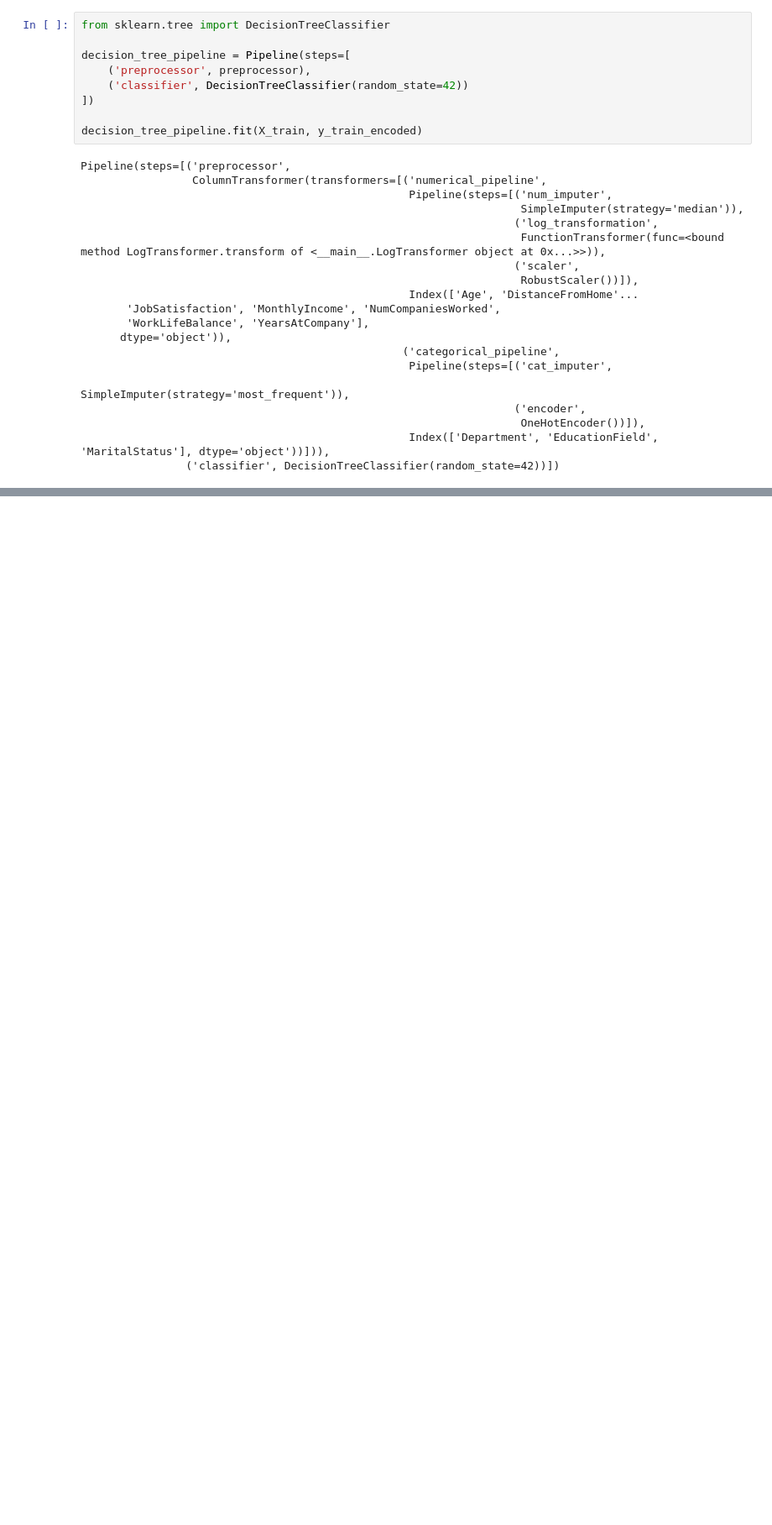
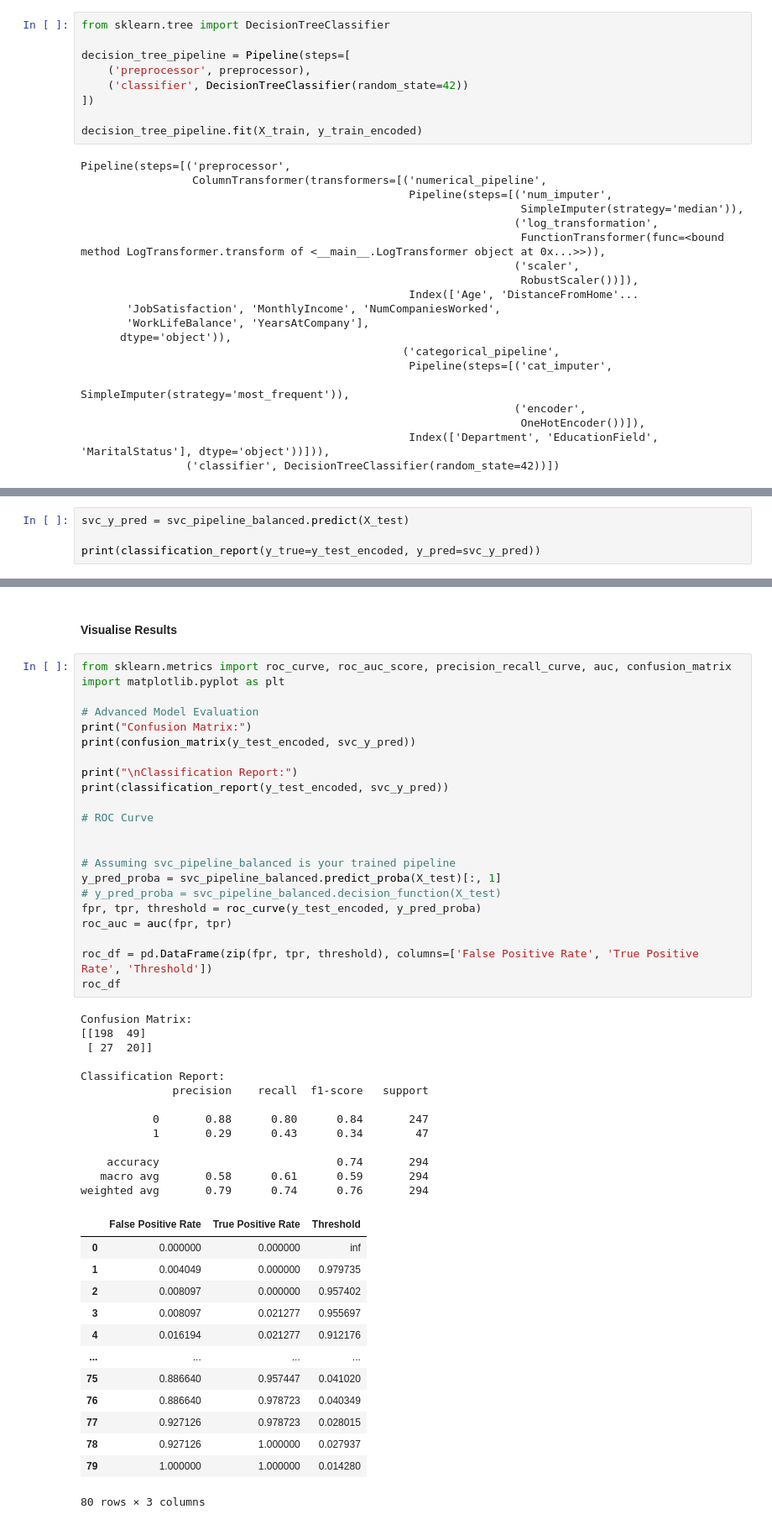
Before and after one commit to coderacheal/IBM-Attrition-Prediction, a Jupyter notebook: notebook.ipynb, the cells around one changed output, grey strips where cells are left out. Shown at 84% size. Cells and saved outputs as stored; diff of their text form; blank space fills up the shorter version.

Commit message:
Finalize outline of the binary classification project

```diff
--- a/notebook.ipynb
+++ b/notebook.ipynb
@@ -521,0 +691,4 @@ Name: Attrition, Length: 1176, dtype: object
+# %%
+svc_y_pred = svc_pipeline_balanced.predict(X_test)
+
+print(classification_report(y_true=y_test_encoded, y_pred=svc_y_pred))
@@ -521,0 +704,51 @@ Name: Attrition, Length: 1176, dtype: object
+# %% [markdown]
+#### Visualise Results
+# %%
+from sklearn.metrics import roc_curve, roc_auc_score, precision_recall_curve, auc, confusion_matrix
+import matplotlib.pyplot as plt
+
+# Advanced Model Evaluation
+print("Confusion Matrix:")
+print(confusion_matrix(y_test_encoded, svc_y_pred))
+
+print("\nClassification Report:")
+print(classification_report(y_test_encoded, svc_y_pred))
+
+# ROC Curve
+
+
+# Assuming svc_pipeline_balanced is your trained pipeline
+y_pred_proba = svc_pipeline_balanced.predict_proba(X_test)[:, 1]
+# y_pred_proba = svc_pipeline_balanced.decision_function(X_test)
+fpr, tpr, threshold = roc_curve(y_test_encoded, y_pred_proba)
+roc_auc = auc(fpr, tpr)
+
+roc_df = pd.DataFrame(zip(fpr, tpr, threshold), columns=['False Positive Rate', 'True Positive Rate', 'Threshold'])
+roc_df
+# %% [output]
+Confusion Matrix:
+[[198  49]
+ [ 27  20]]
+
+Classification Report:
+              precision    recall  f1-score   support
+
+           0       0.88      0.80      0.84       247
+           1       0.29      0.43      0.34        47
+
+    accuracy                           0.74       294
+   macro avg       0.58      0.61      0.59       294
+weighted avg       0.79      0.74      0.76       294
+|  | False Positive Rate | True Positive Rate | Threshold |
+| 0 | 0.000000 | 0.000000 | inf |
+| 1 | 0.004049 | 0.000000 | 0.979735 |
+| 2 | 0.008097 | 0.000000 | 0.957402 |
+| 3 | 0.008097 | 0.021277 | 0.955697 |
+| 4 | 0.016194 | 0.021277 | 0.912176 |
+| ... | ... | ... | ... |
+| 75 | 0.886640 | 0.957447 | 0.041020 |
+| 76 | 0.886640 | 0.978723 | 0.040349 |
+| 77 | 0.927126 | 0.978723 | 0.028015 |
+| 78 | 0.927126 | 1.000000 | 0.027937 |
+| 79 | 1.000000 | 1.000000 | 0.014280 |
+80 rows × 3 columns
```
Also changed, not shown: parts of 26 cells of this notebook, 1 other file.
